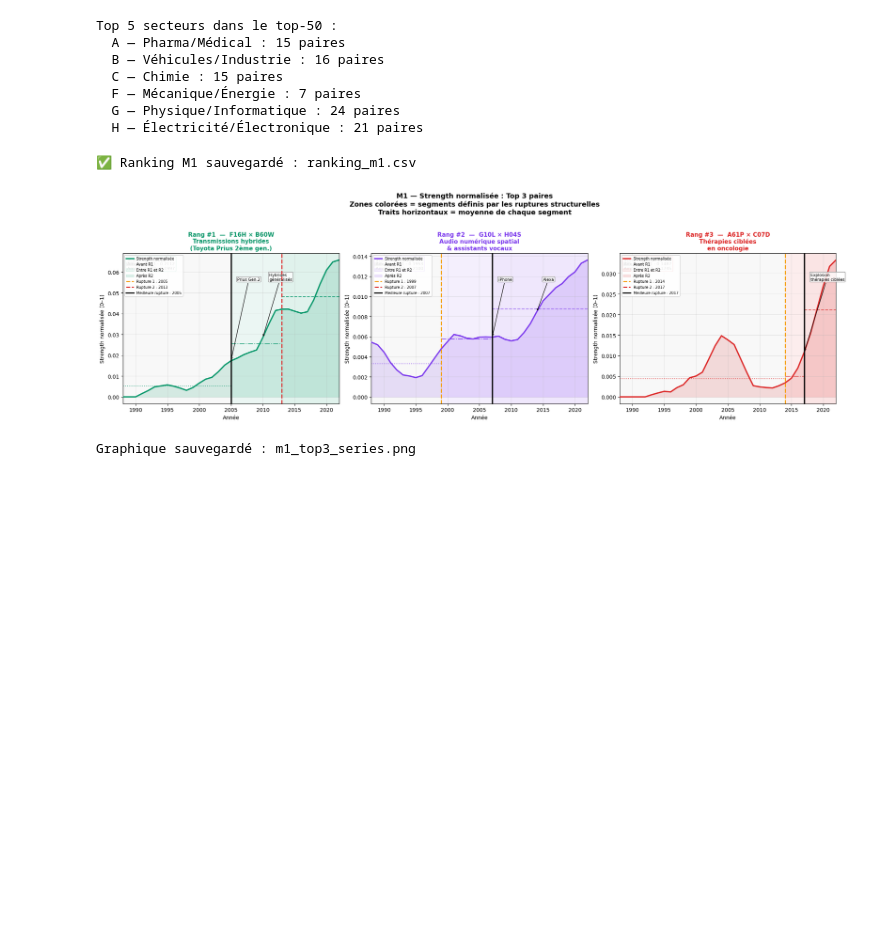
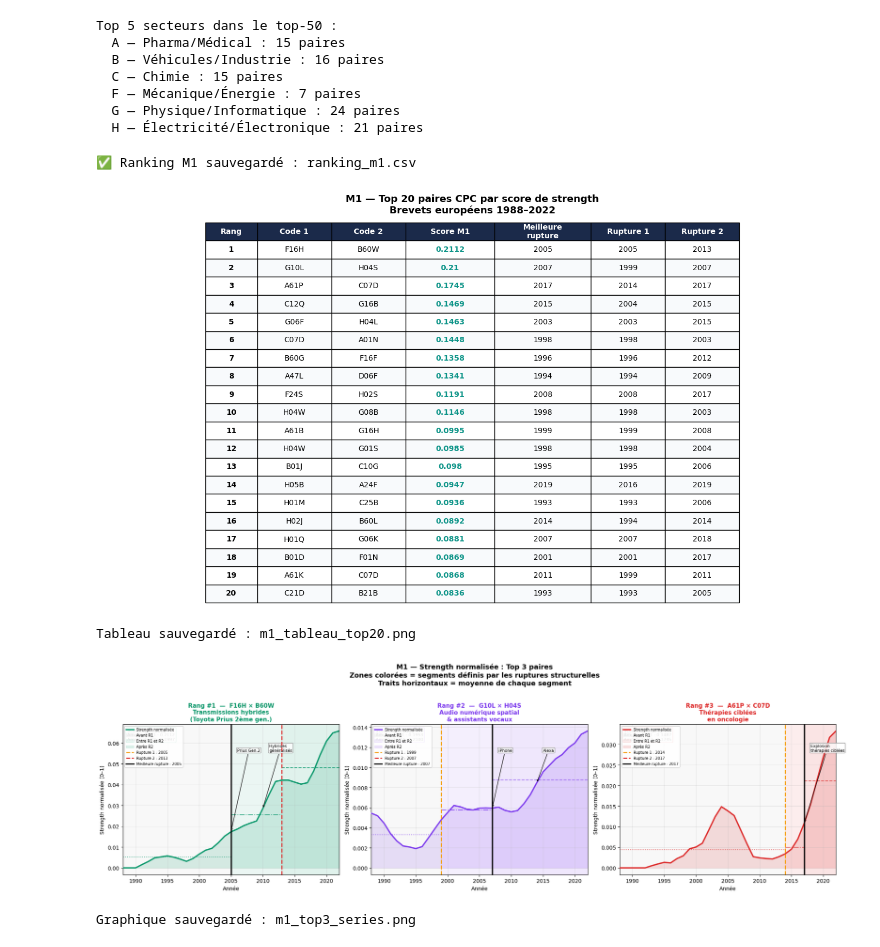
Before and after one commit to quentinbenchetrit/Stat-App, a Jupyter notebook: indice_18_04.ipynb, the cells around one changed output. Saved outputs shown, nothing was run; the diff lists cells and outputs as text; code cells hidden in the pictures; blank space fills up the shorter version.

```diff
--- a/indice_18_04.ipynb
+++ b/indice_18_04.ipynb
@@ -1622,6 +1622,80 @@ df_m1[[
 print("\n✅ Ranking M1 sauvegardé : ranking_m1.csv")
 # %% [output]
 ✅ Ranking M1 sauvegardé : ranking_m1.csv
+# %%
+fig, ax = plt.subplots(figsize=(14, 8))
+ax.axis("off")
+
+# ─── Données du top-20 ────────────────────────────────────────────────────
+top20 = df_m1.head(20)[[
+    "rang_m1", "cpc_1", "cpc_2",
+    "score_ranking_m1", "meilleure_rupture",
+    "rupture_1", "rupture_2"
+]].copy()
+
+# Arrondir le score
+top20["score_ranking_m1"] = top20["score_ranking_m1"].round(4)
+
+# ─── Entêtes ──────────────────────────────────────────────────────────────
+entetes = ["Rang", "Code 1", "Code 2", "Score M1",
+           "Meilleure\nrupture", "Rupture 1", "Rupture 2"]
+
+# ─── Valeurs ──────────────────────────────────────────────────────────────
+valeurs = top20.values.tolist()
+valeurs = [[str(int(v)) if isinstance(v, float) and v == int(v)
+            else str(v) for v in row]
+           for row in valeurs]
+
+# ─── Tableau ──────────────────────────────────────────────────────────────
+table = ax.table(
+    cellText=valeurs,
+    colLabels=entetes,
+    cellLoc="center",
+    loc="center",
+    colWidths=[0.07, 0.1, 0.1, 0.12, 0.13, 0.1, 0.1]
+)
+
+table.auto_set_font_size(False)
+table.set_fontsize(10)
+table.scale(1, 2.2)
+
+# ─── Style des entêtes ────────────────────────────────────────────────────
+for j in range(len(entetes)):
+    table[0, j].set_facecolor("#1B2A4A")
+    table[0, j].set_text_props(color="white", fontweight="bold")
+
+# ─── Style des lignes ─────────────────────────────────────────────────────
+for i in range(1, len(valeurs) + 1):
+    for j in range(len(entetes)):
+
+        # Alternance de couleurs
+        if i % 2 == 0:
+            table[i, j].set_facecolor("#F8FAFC")
+        else:
+            table[i, j].set_facecolor("white")
+
+        # Colonne score en teal
+        if j == 3:
+            table[i, j].set_text_props(color="#0D9488", fontweight="bold")
+
+        # Colonne rang en gras
+        if j == 0:
+            table[i, j].set_text_props(fontweight="bold")
+
+# ─── Titre ────────────────────────────────────────────────────────────────
+fig.suptitle(
+    "M1 — Top 20 paires CPC par score de strength\n"
+    "Brevets européens 1988–2022",
+    fontsize=13, fontweight="bold", y=0.97
+)
+
+plt.tight_layout()
+plt.savefig("m1_tableau_top20.png", dpi=150, bbox_inches="tight")
+plt.show()
+print("Tableau sauvegardé : m1_tableau_top20.png")
+# %% [output]
+[figure, added]
+Tableau sauvegardé : m1_tableau_top20.png
 # %%
 # ─── Graphiques des séries de strength pour les 3 premières paires ─────────
 
```
Also changed, not shown: parts of 4 cells of this notebook.
